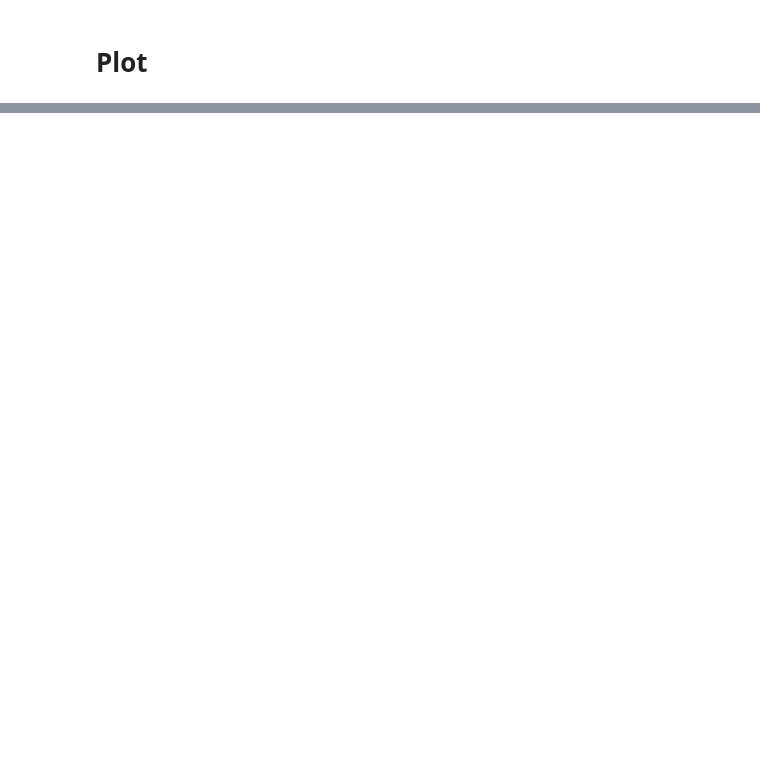
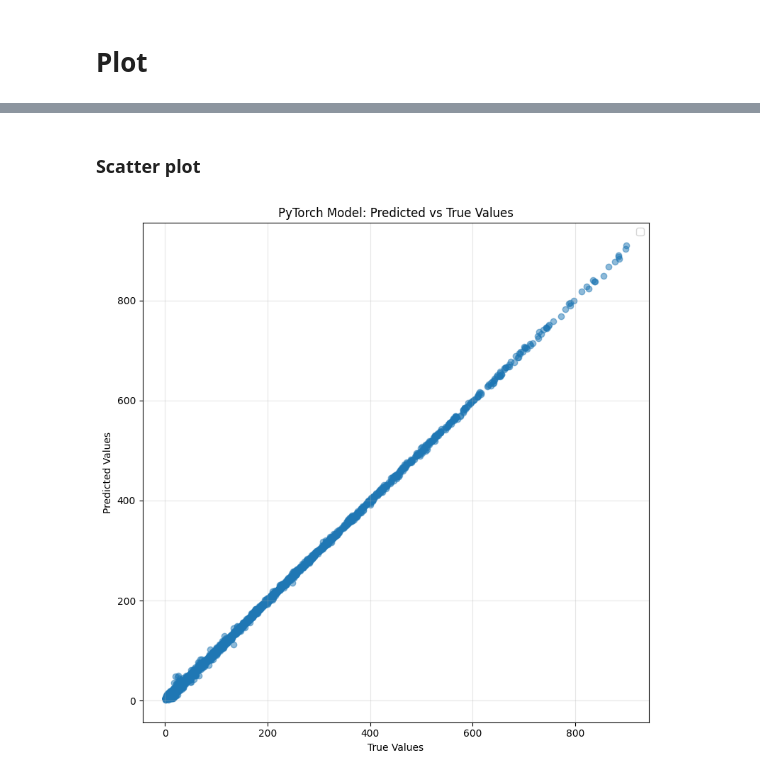
Before and after one commit to ShambaC/Deep-Learning-Lab-AI69202, a Jupyter notebook: Class 4/25AI92F02_Assignment4.ipynb, the cells around one changed output, grey strips where cells are left out. Cells and saved outputs as stored; diff of their text form; code cells hidden in the pictures; blank space fills up the shorter version.

```diff
--- a/Class 4/25AI92F02_Assignment4.ipynb
+++ b/Class 4/25AI92F02_Assignment4.ipynb
@@ -387,0 +434,14 @@ plt.show()
+# %% [markdown]
+### Scatter plot
+# %%
+plt.figure(figsize=(8, 8))
+plt.scatter(all_labels, all_preds, alpha=0.5)
+plt.xlabel('True Values')
+plt.ylabel('Predicted Values')
+plt.title('PyTorch Model: Predicted vs True Values')
+plt.legend()
+plt.grid(True, alpha=0.3)
+plt.tight_layout()
+plt.show()
+# %% [output]
+[figure, added]
```
Also changed, not shown: parts of 15 cells of this notebook.
